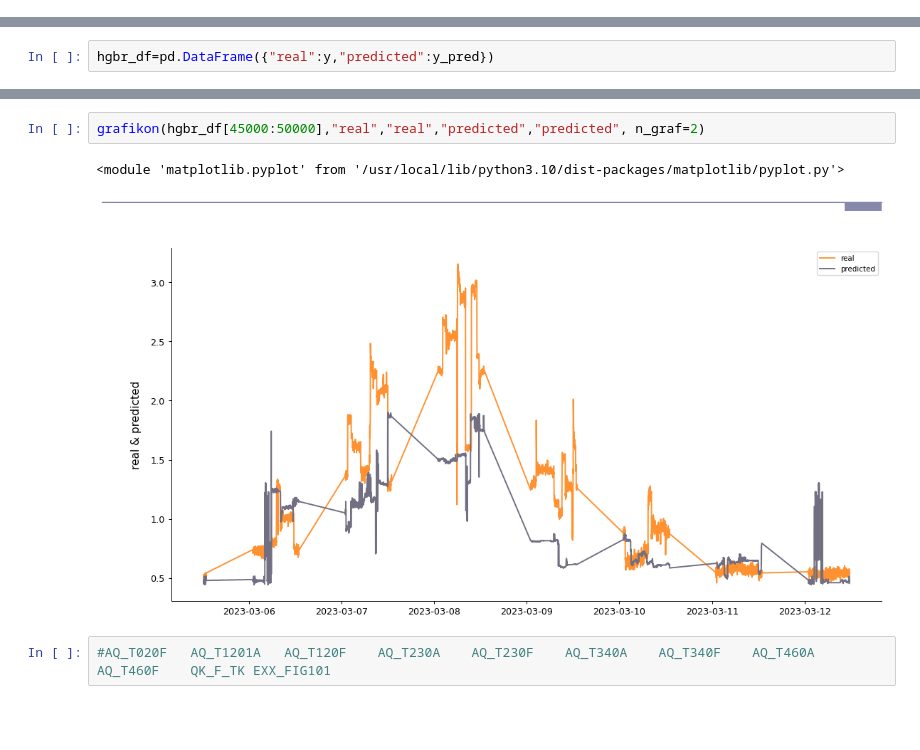
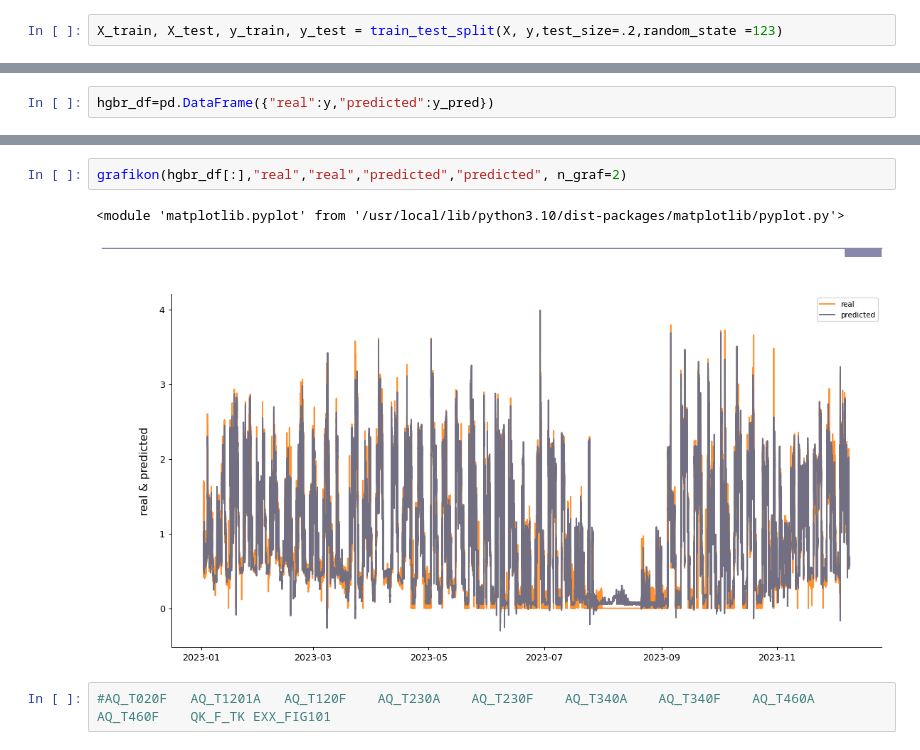
Before and after one commit to sipocz/I4_0, a Jupyter notebook: SolventRecovery_model.ipynb, the cells around one changed output, grey strips where cells are left out. Drawn from its saved outputs; the diff is of its cells as text; blank space fills up the shorter version.

```diff
--- a/SolventRecovery_model.ipynb
+++ b/SolventRecovery_model.ipynb
@@ -118,5 +118,7 @@ print(l_out)
 # %%
 from sklearn.ensemble import HistGradientBoostingRegressor
+# %%
+X_train, X_test, y_train, y_test = train_test_split(X, y,test_size=.2,random_state =123)
 # %%
 hgbr=HistGradientBoostingRegressor(max_iter=800,verbose=0,max_leaf_nodes=100)
 # %%
@@ -128,7 +154,7 @@ hgbr_df=pd.DataFrame({"real":y,"predicted":y_pred})
 # %%
-grafikon(hgbr_df[45000:50000],"real","real","predicted","predicted", n_graf=2)
+grafikon(hgbr_df[:],"real","real","predicted","predicted", n_graf=2)
 # %% [output]
 <module 'matplotlib.pyplot' from '/usr/local/lib/python3.10/dist-packages/matplotlib/pyplot.py'>
-[figure, old version]
+[figure, new version]
 # %%
 #AQ_T020F	AQ_T1201A	AQ_T120F	AQ_T230A	AQ_T230F	AQ_T340A	AQ_T340F	AQ_T460A	AQ_T460F	QK_F_TK	EXX_FIG101
```
Also changed, not shown: parts of 13 cells of this notebook.
